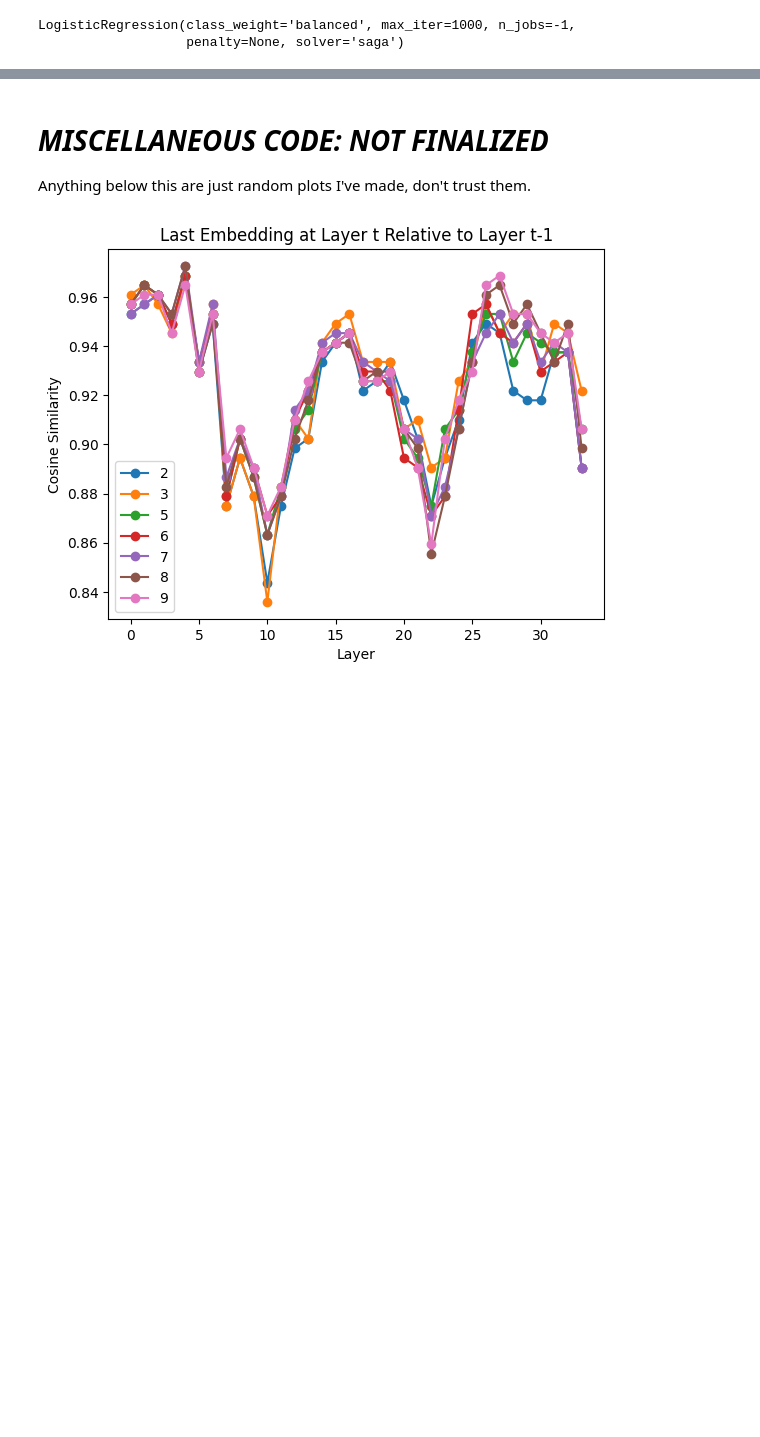
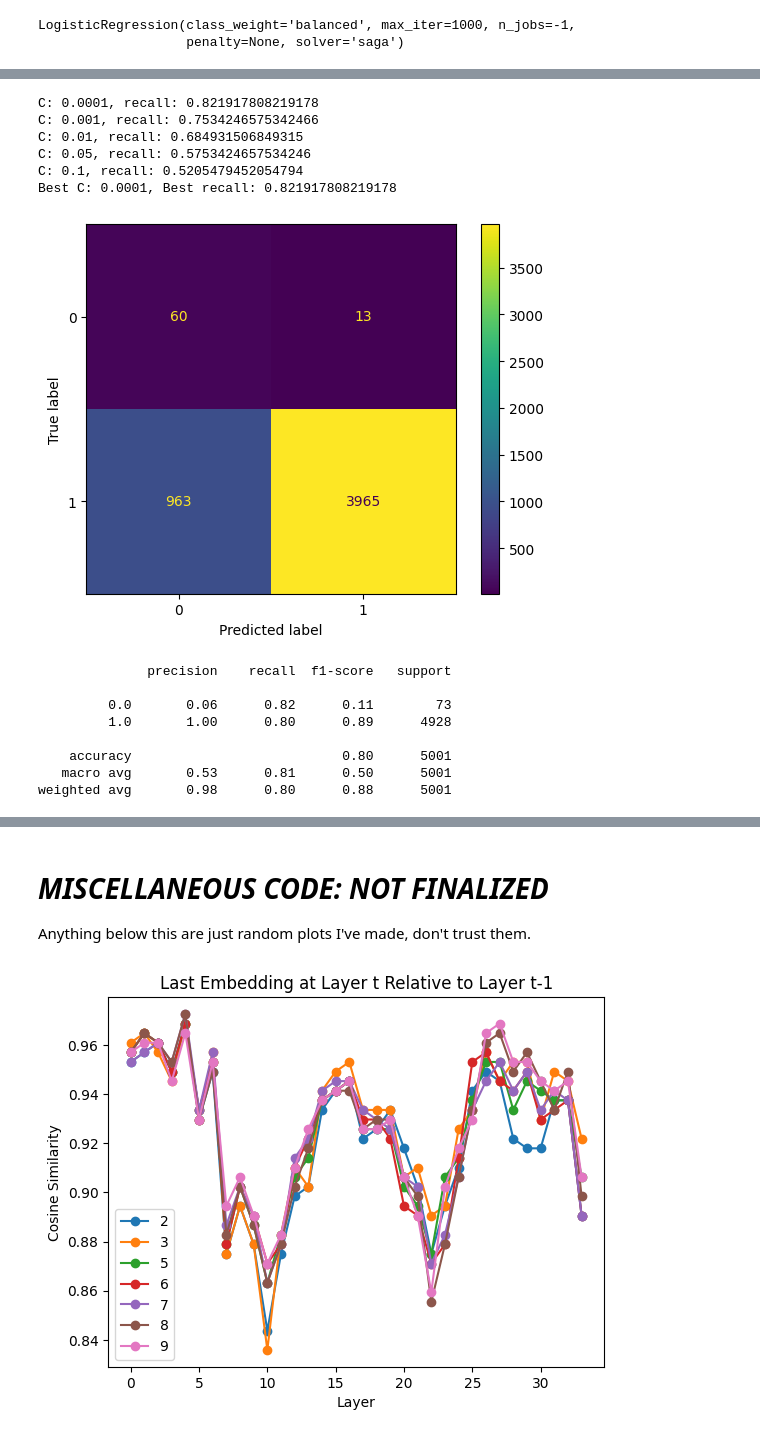
Before and after one commit to patelraj7021/llm-hallucination-monitoring, a Jupyter notebook: CAIS_research_project.ipynb, the cells around one changed output, grey strips where cells are left out. Drawn from its saved outputs; the diff is of its cells as text; code cells hidden in the pictures; blank space fills up the shorter version.

Commit message:
support vector machine

```diff
--- a/CAIS_research_project.ipynb
+++ b/CAIS_research_project.ipynb
@@ -747,0 +748,44 @@ weighted avg       0.98      0.79      0.87      5001
+# %%
+# try svm
+from sklearn.svm import SVC
+
+best_C = 0.1
+best_recall = 0
+kernel = 'poly'
+degree = 5
+for C in [0.0001, 0.001, 0.01, 0.05, 0.1]:
+    svc_model = SVC(class_weight='balanced', gamma='auto', C=C, kernel=kernel, degree=degree)
+    svc_model.fit(train_x_kde, train_y)
+    predictions = svc_model.predict(test_x_kde)
+    metrics = classification_report(test_y, predictions, output_dict=True)
+    recall = metrics['0.0']['recall']
+    print(f'C: {C}, recall: {recall}')
+    if recall > best_recall:
+        best_C = C
+        best_recall = recall
+
+print(f'Best C: {best_C}, Best recall: {best_recall}')
+svc_model = SVC(class_weight='balanced', gamma='auto', C=best_C, kernel=kernel, degree=degree)
+svc_model.fit(train_x_kde, train_y)
+predictions = svc_model.predict(test_x_kde)
+conf_matrix = confusion_matrix(test_y, predictions)
+disp = ConfusionMatrixDisplay(conf_matrix)
+disp.plot()
+plt.show()
+print(classification_report(test_y, predictions))
+# %% [output]
+C: 0.0001, recall: 0.821917808219178
+C: 0.001, recall: 0.7534246575342466
+C: 0.01, recall: 0.684931506849315
+C: 0.05, recall: 0.5753424657534246
+C: 0.1, recall: 0.5205479452054794
+Best C: 0.0001, Best recall: 0.821917808219178
+[figure, added]
+              precision    recall  f1-score   support
+
+         0.0       0.06      0.82      0.11        73
+         1.0       1.00      0.80      0.89      4928
+
+    accuracy                           0.80      5001
+   macro avg       0.53      0.81      0.50      5001
+weighted avg       0.98      0.80      0.88      5001
```
Also changed, not shown: parts of 13 cells of this notebook.
